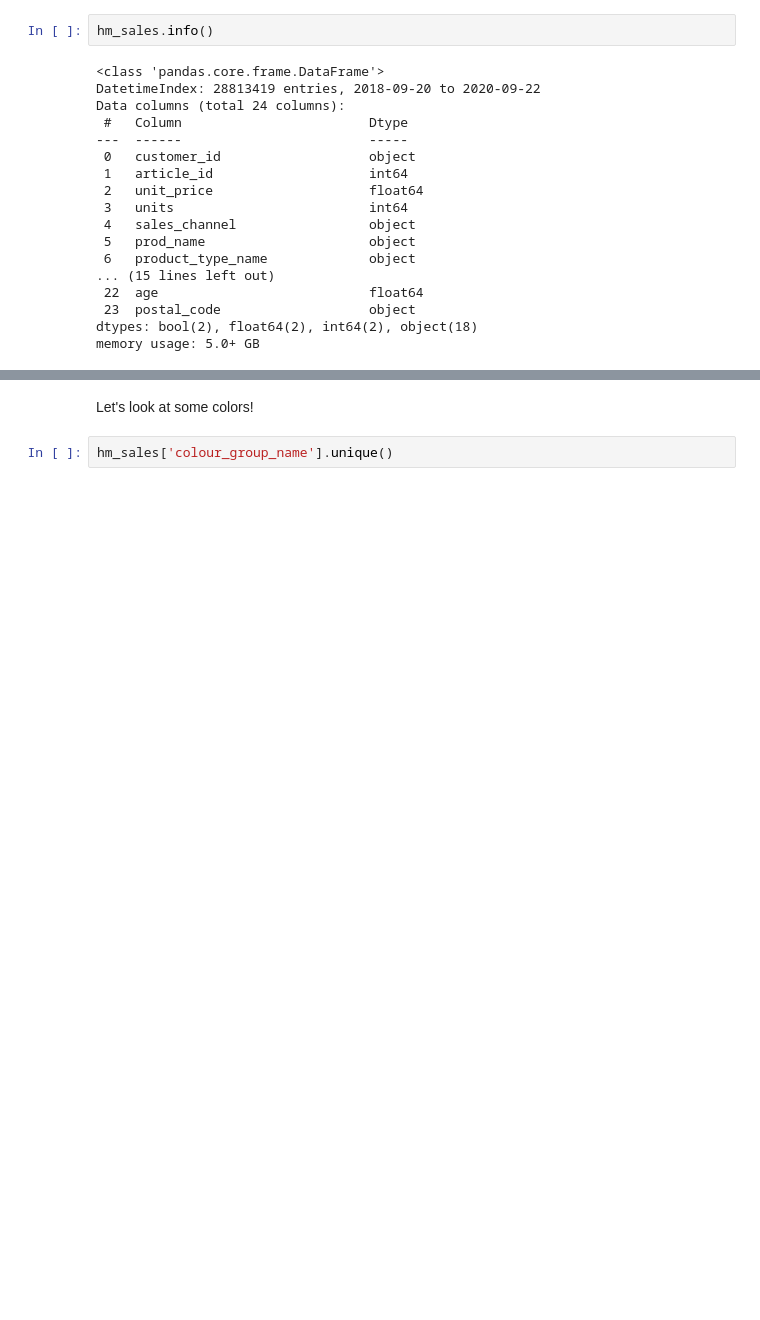
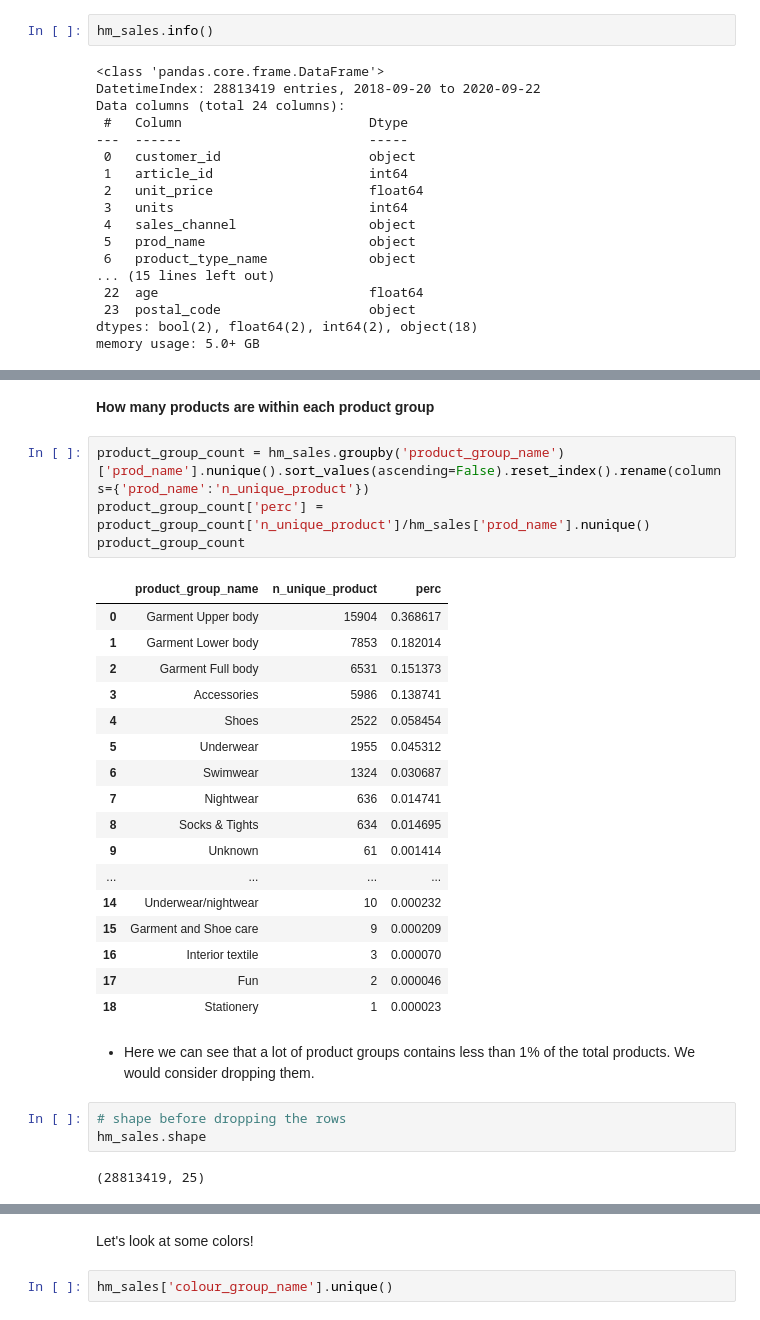
Before and after one commit to wellswang-ds/Capstone-BS, a Jupyter notebook: notebooks/H&M-Sprint2.ipynb, the cells around one changed output, grey strips where cells are left out. Drawn from its saved outputs; the diff is of its cells as text; blank space fills up the shorter version.

```diff
--- a/notebooks/H&M-Sprint2.ipynb
+++ b/notebooks/H&M-Sprint2.ipynb
@@ -1002,0 +1063,31 @@ memory usage: 5.0+ GB
+# %% [markdown]
+**How many products are within each product group**
+# %%
+product_group_count = hm_sales.groupby('product_group_name')['prod_name'].nunique().sort_values(ascending=False).reset_index().rename(columns={'prod_name':'n_unique_product'})
+product_group_count['perc'] = product_group_count['n_unique_product']/hm_sales['prod_name'].nunique()
+product_group_count
+# %% [output]
+|  | product_group_name | n_unique_product | perc |
+| 0 | Garment Upper body | 15904 | 0.368617 |
+| 1 | Garment Lower body | 7853 | 0.182014 |
+| 2 | Garment Full body | 6531 | 0.151373 |
+| 3 | Accessories | 5986 | 0.138741 |
+| 4 | Shoes | 2522 | 0.058454 |
+| 5 | Underwear | 1955 | 0.045312 |
+| 6 | Swimwear | 1324 | 0.030687 |
+| 7 | Nightwear | 636 | 0.014741 |
+| 8 | Socks & Tights | 634 | 0.014695 |
+| 9 | Unknown | 61 | 0.001414 |
+| ... | ... | ... | ... |
+| 14 | Underwear/nightwear | 10 | 0.000232 |
+| 15 | Garment and Shoe care | 9 | 0.000209 |
+| 16 | Interior textile | 3 | 0.000070 |
+| 17 | Fun | 2 | 0.000046 |
+| 18 | Stationery | 1 | 0.000023 |
+# %% [markdown]
+- Here we can see that a lot of product groups contains less than 1% of the total products. We would consider dropping them.
+# %%
+# shape before dropping the rows
+hm_sales.shape
+# %% [output]
+(28813419, 25)
```
Also changed, not shown: parts of 49 cells of this notebook, 2 other files.
